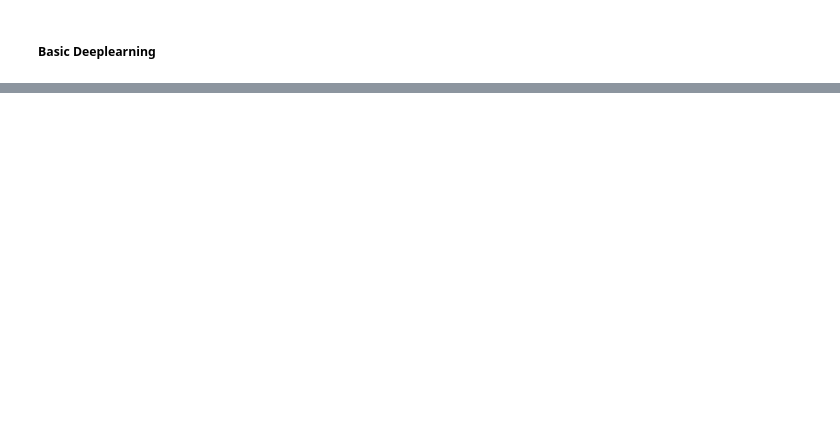
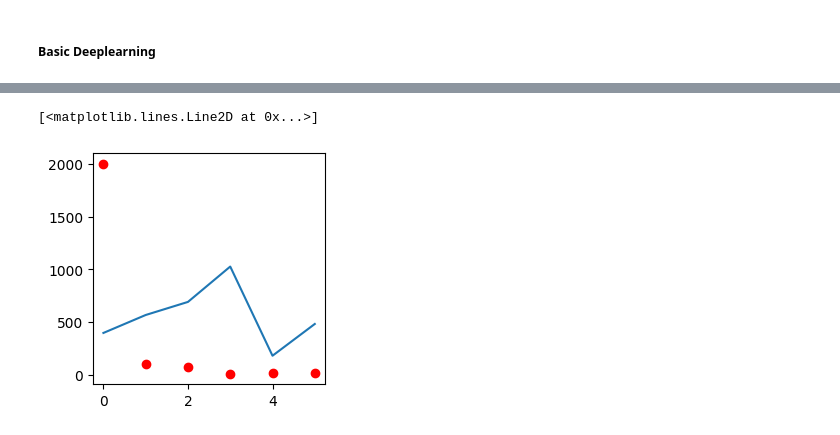
Before and after one commit to iznue/Ml_project, a Jupyter notebook: week5/basic deeplearning.ipynb, the cells around one changed output, grey strips where cells are left out. Saved outputs shown, nothing was run; the diff lists cells and outputs as text; code cells hidden in the pictures; blank space fills up the shorter version.

```diff
--- a/week5/basic deeplearning.ipynb
+++ b/week5/basic deeplearning.ipynb
@@ -117,0 +148,12 @@ model.get_weights()
+# %%
+나이=[20,30,40,57,10,25]
+성별=[1,1,0,1,0,1]
+성적=[2000,100,70,10,20,20]
+
+import pandas as pd
+df=pd.DataFrame({'나이':나이, '성별':성별, '성적':성적})
+display(df)
+x=df[['나이', '성별']].values # values에 의해 numpy로 변경됨
+y=df['성적'].values
+
+type(x)
@@ -117,0 +195,23 @@ model.get_weights()
+# %%
+### epoch 2
+# w,b를 epoch1의 mse값을 이용해 갱신(오차역전파,미분)
+
+# Dense(3, input_shape=(2,))
+# 최종출력물은 (6*2, 2*3) => 6*3 최종 자료
+w=[[1,2,3], # 나이값 w
+   [5,4,8]] # 성별값 w
+print(np.shape(w))
+b=[0,1,2]
+
+hidden=np.dot(x,w)+b  # 은닉층의 출력값 6*3 -> w는 무조건 3개 있어야함
+print('------hidden------')
+print(hidden)
+
+# Dense(1,)
+w=[[2],
+   [3],
+   [3]]
+b=[2]
+output=np.dot(hidden,w)+b
+print('------output------')
+print(output)
@@ -117,0 +248,7 @@ model.get_weights()
+# %%
+plt.figure(figsize=(3,3))
+plt.plot(성적, 'ro')  # 실제 y값
+plt.plot(output)
+# %% [output]
+[<matplotlib.lines.Line2D at 0x...>]
+[figure, added]
```
Also changed, not shown: parts of 14 cells of this notebook, 1 other file.
